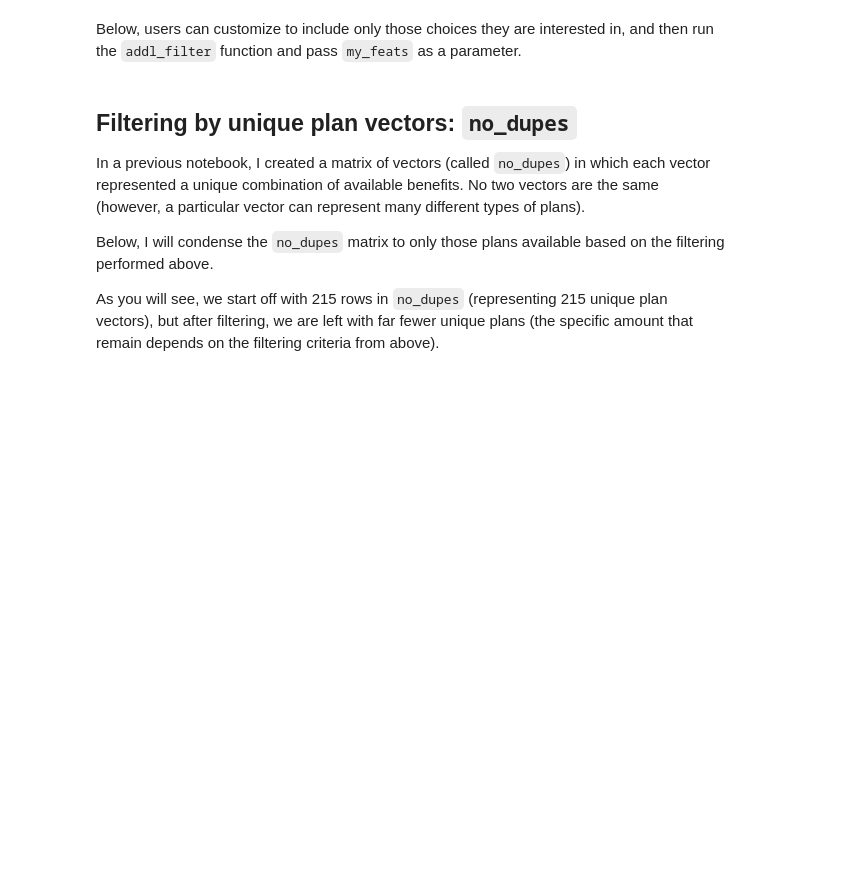
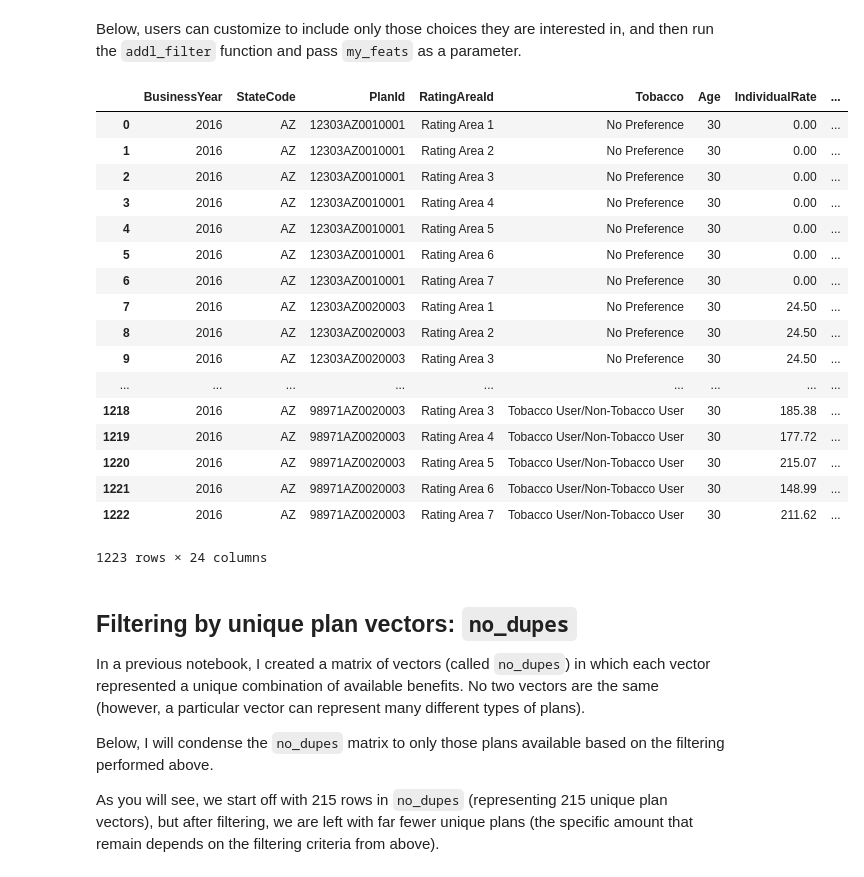
Before and after one commit to namanbhandari1/capstone, a Jupyter notebook: notebooks/05-Recommender-SQL.ipynb, the cells around one changed output. Saved outputs shown, nothing was run; the diff lists cells and outputs as text; code cells hidden in the pictures; blank space fills up the shorter version.

```diff
--- a/notebooks/05-Recommender-SQL.ipynb
+++ b/notebooks/05-Recommender-SQL.ipynb
@@ -135,6 +135,26 @@ my_feats = {
 }
 # %%
 df_filt = addl_filter("'30'", "'no_pref'", "'AZ'", my_feats)
+df_filt
+# %% [output]
+|  | BusinessYear | StateCode | PlanId | RatingAreaId | Tobacco | Age | IndividualRate | ... |
+| 0 | 2016 | AZ | 12303AZ0010001 | Rating Area 1 | No Preference | 30 | 0.00 | ... |
+| 1 | 2016 | AZ | 12303AZ0010001 | Rating Area 2 | No Preference | 30 | 0.00 | ... |
+| 2 | 2016 | AZ | 12303AZ0010001 | Rating Area 3 | No Preference | 30 | 0.00 | ... |
+| 3 | 2016 | AZ | 12303AZ0010001 | Rating Area 4 | No Preference | 30 | 0.00 | ... |
+| 4 | 2016 | AZ | 12303AZ0010001 | Rating Area 5 | No Preference | 30 | 0.00 | ... |
+| 5 | 2016 | AZ | 12303AZ0010001 | Rating Area 6 | No Preference | 30 | 0.00 | ... |
+| 6 | 2016 | AZ | 12303AZ0010001 | Rating Area 7 | No Preference | 30 | 0.00 | ... |
+| 7 | 2016 | AZ | 12303AZ0020003 | Rating Area 1 | No Preference | 30 | 24.50 | ... |
+| 8 | 2016 | AZ | 12303AZ0020003 | Rating Area 2 | No Preference | 30 | 24.50 | ... |
+| 9 | 2016 | AZ | 12303AZ0020003 | Rating Area 3 | No Preference | 30 | 24.50 | ... |
+| ... | ... | ... | ... | ... | ... | ... | ... | ... |
+| 1218 | 2016 | AZ | 98971AZ0020003 | Rating Area 3 | Tobacco User/Non-Tobacco User | 30 | 185.38 | ... |
+| 1219 | 2016 | AZ | 98971AZ0020003 | Rating Area 4 | Tobacco User/Non-Tobacco User | 30 | 177.72 | ... |
+| 1220 | 2016 | AZ | 98971AZ0020003 | Rating Area 5 | Tobacco User/Non-Tobacco User | 30 | 215.07 | ... |
+| 1221 | 2016 | AZ | 98971AZ0020003 | Rating Area 6 | Tobacco User/Non-Tobacco User | 30 | 148.99 | ... |
+| 1222 | 2016 | AZ | 98971AZ0020003 | Rating Area 7 | Tobacco User/Non-Tobacco User | 30 | 211.62 | ... |
+1223 rows × 24 columns
 # %% [markdown]
 ## Filtering by unique plan vectors: `no_dupes`
 
```
Also changed, not shown: 4 other files.
